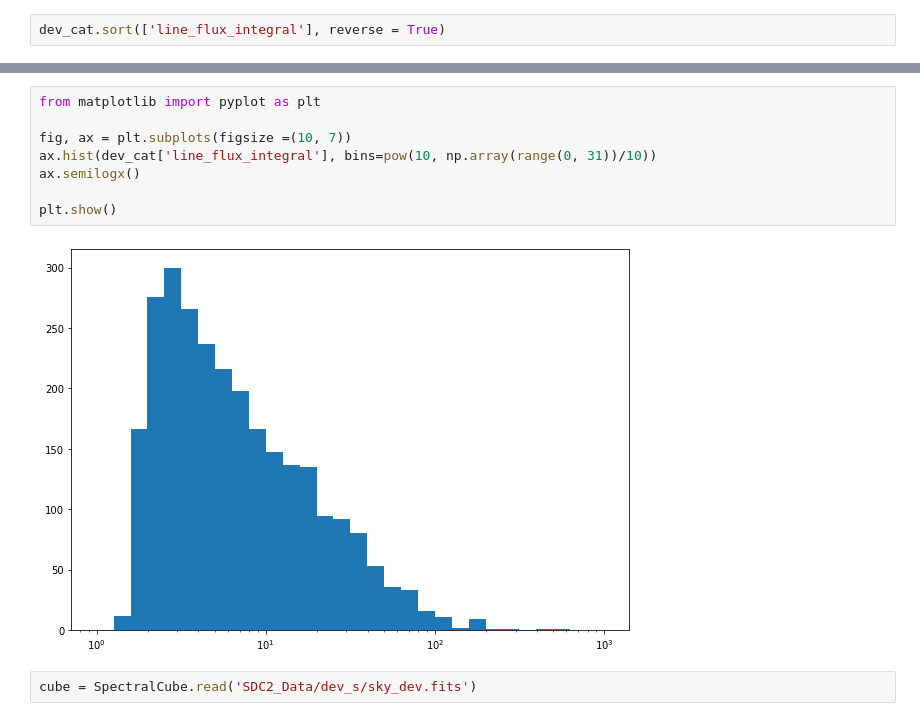
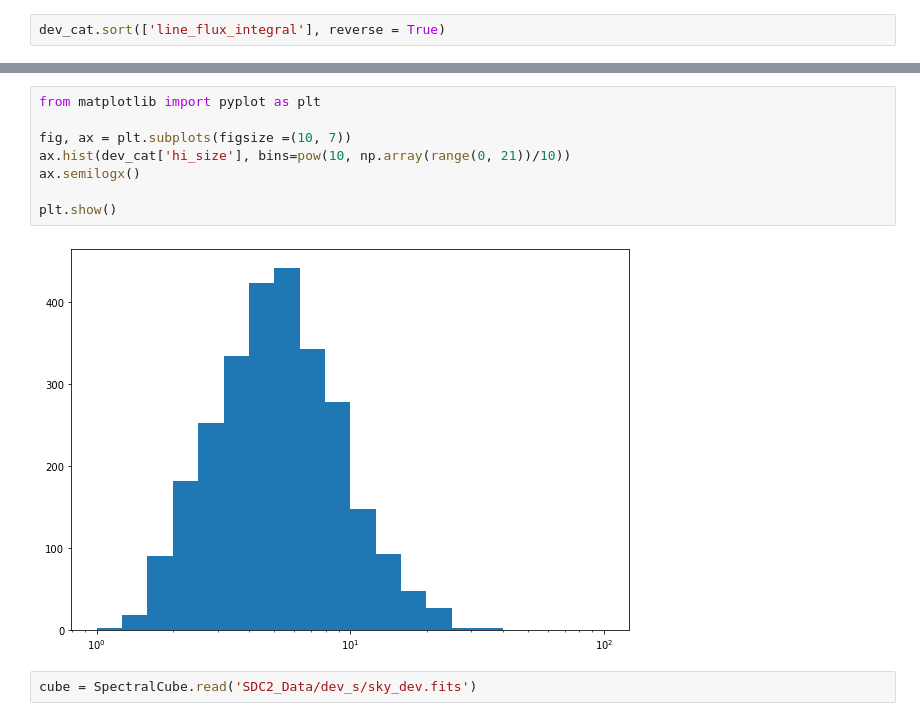
Before and after one commit to Gurmeet-Singh/RADGK-SDC2, a Jupyter notebook: astropy_tests.ipynb, the cells around one changed output, grey strips where cells are left out. Cells and saved outputs as stored; diff of their text form.

```diff
--- a/astropy_tests.ipynb
+++ b/astropy_tests.ipynb
@@ -295,13 +316,13 @@ Row index=0
 # %%
 from matplotlib import pyplot as plt
 
 fig, ax = plt.subplots(figsize =(10, 7))
-ax.hist(dev_cat['line_flux_integral'], bins=pow(10, np.array(range(0, 31))/10))
+ax.hist(dev_cat['hi_size'], bins=pow(10, np.array(range(0, 21))/10))
 ax.semilogx()
 
 plt.show()
 # %% [output]
-[figure, old version]
+[figure, new version]
 # %%
 cube = SpectralCube.read('SDC2_Data/dev_s/sky_dev.fits')
 # %% [output]
```
Also changed, not shown: parts of 27 cells of this notebook.
